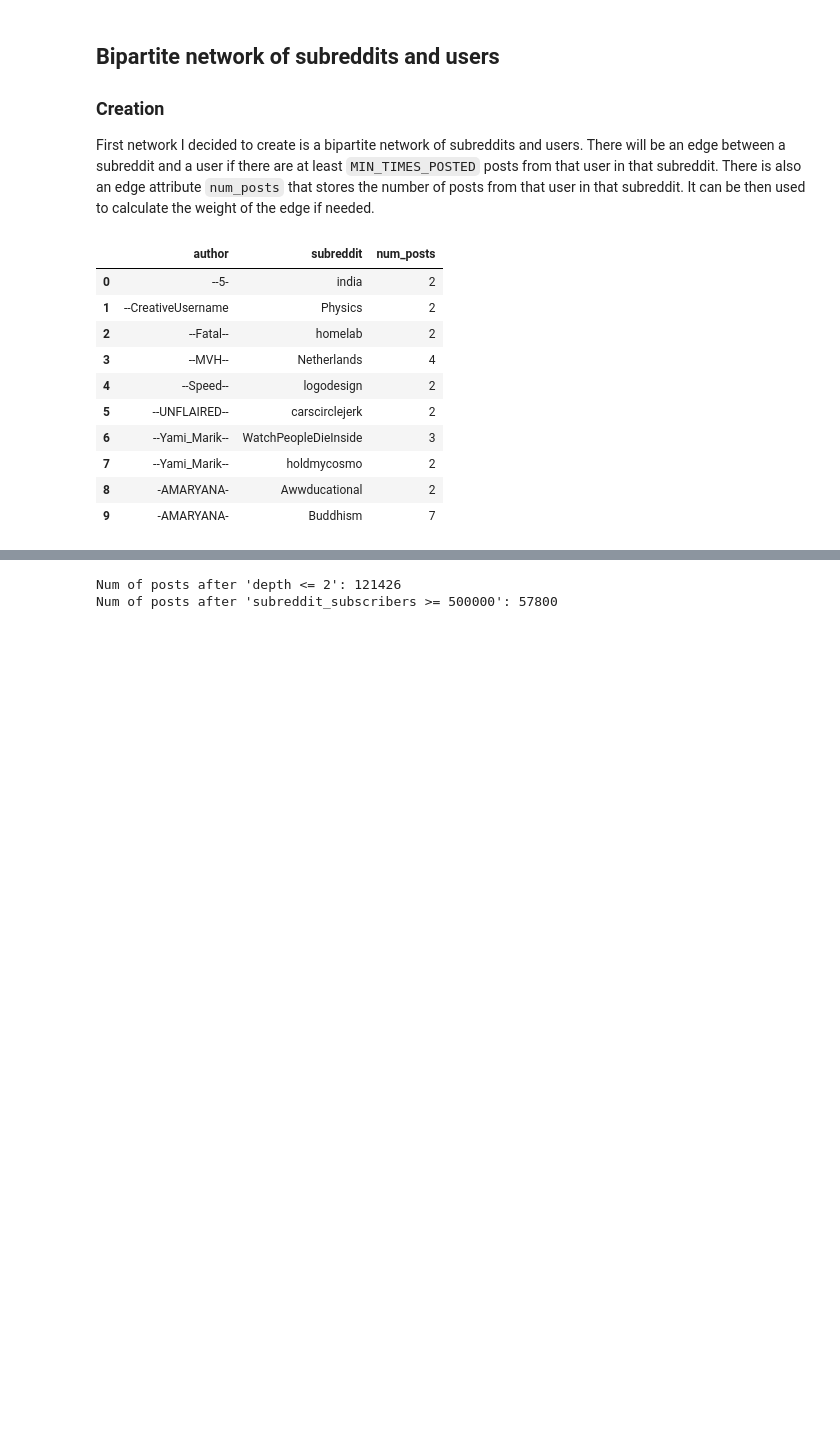
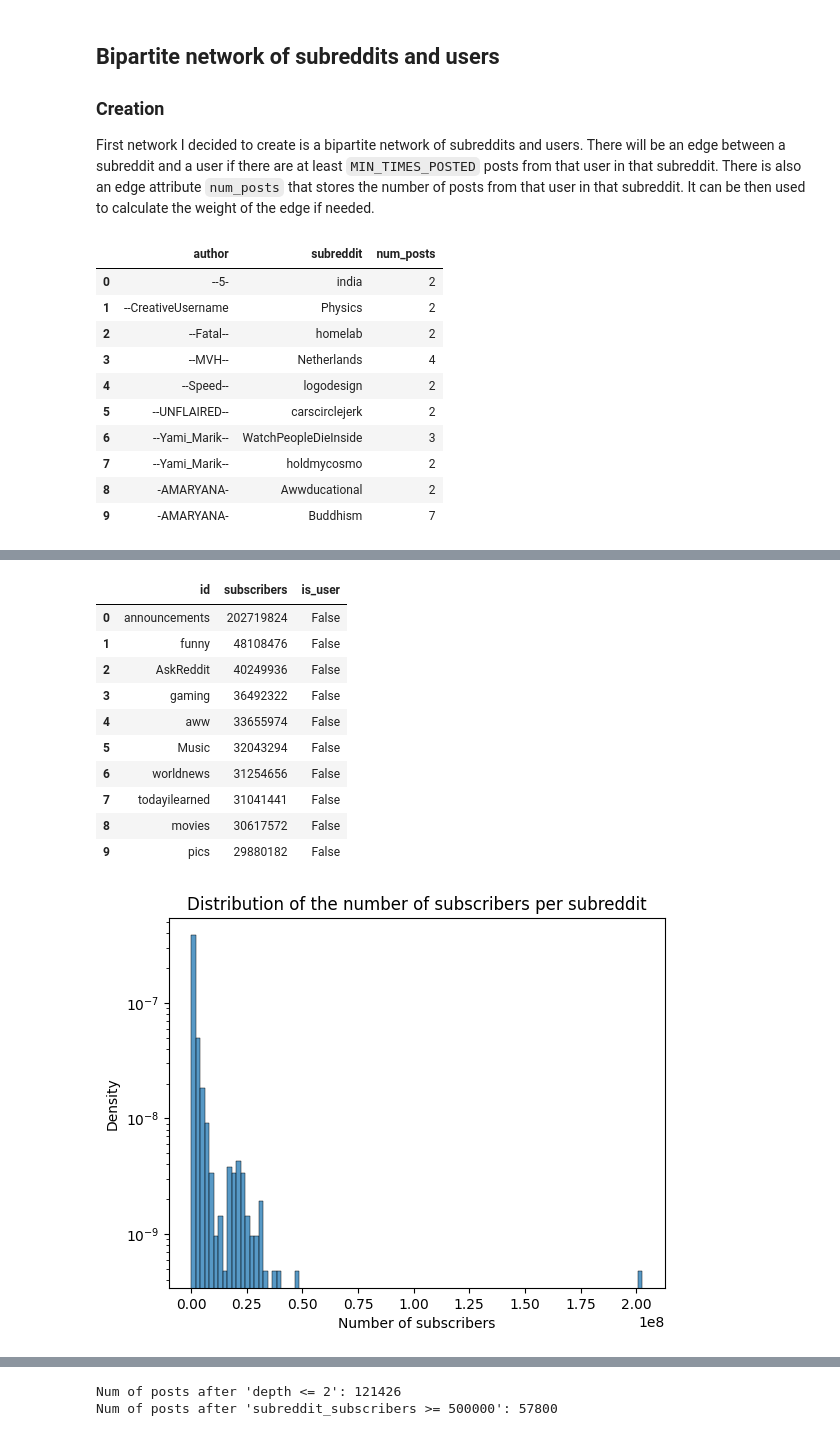
Before and after one commit to steciuk/SNA-reddit-bipartite-analysis, a Jupyter notebook: project.ipynb, the cells around one changed output, grey strips where cells are left out. Cells and saved outputs as stored; diff of their text form; code cells hidden in the pictures; blank space fills up the shorter version.

```diff
--- a/project.ipynb
+++ b/project.ipynb
@@ -289,0 +399,33 @@ author_sub_pairs.to_csv(f"{NETWORKS_PATH}/author_sub_pairs.csv", index=False)
+# %%
+# Create a dataframe with subreddit subscribers. We have to use the mean and than round the values because
+# data was collected from different times and the number of subscribers might have changed
+sub_data = posts_df.groupby("subreddit").agg("subreddit_subscribers").mean().sort_values(ascending=False).reset_index()
+sub_data["subreddit_subscribers"] = sub_data["subreddit_subscribers"].apply(lambda x: round(x))
+# Change the name of the columns to `subscribers`
+sub_data = sub_data.rename(columns={"subreddit_subscribers": "subscribers", "subreddit": "id"})
+# Add other columns in order to merge the dataframes later
+sub_data["is_user"] = False
+display(sub_data.head(10))
+
+# Save the dataframe to a csv file that could be imported to Cytoscape
+sub_data.to_csv(f"{NETWORKS_PATH}/bipartite_sub_data.csv", index=False)
+
+# Plot the distribution of the number of subscribers per subreddit
+sns.histplot(sub_data["subscribers"], log_scale=(False, True), stat="density", bins=100)
+plt.title("Distribution of the number of subscribers per subreddit")
+plt.xlabel("Number of subscribers")
+plt.ylabel("Density")
+plt.show()
+# %% [output]
+|  | id | subscribers | is_user |
+| 0 | announcements | 202719824 | False |
+| 1 | funny | 48108476 | False |
+| 2 | AskReddit | 40249936 | False |
+| 3 | gaming | 36492322 | False |
+| 4 | aww | 33655974 | False |
+| 5 | Music | 32043294 | False |
+| 6 | worldnews | 31254656 | False |
+| 7 | todayilearned | 31041441 | False |
+| 8 | movies | 30617572 | False |
+| 9 | pics | 29880182 | False |
+[figure, added]
```
Also changed, not shown: parts of 35 cells of this notebook, 8 other files.
